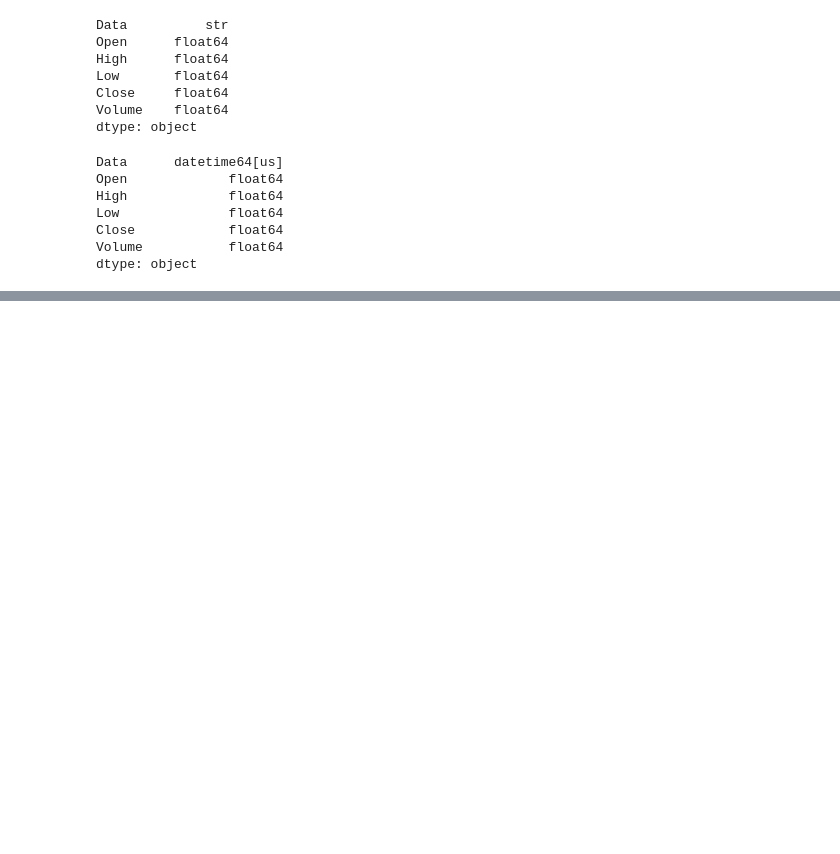
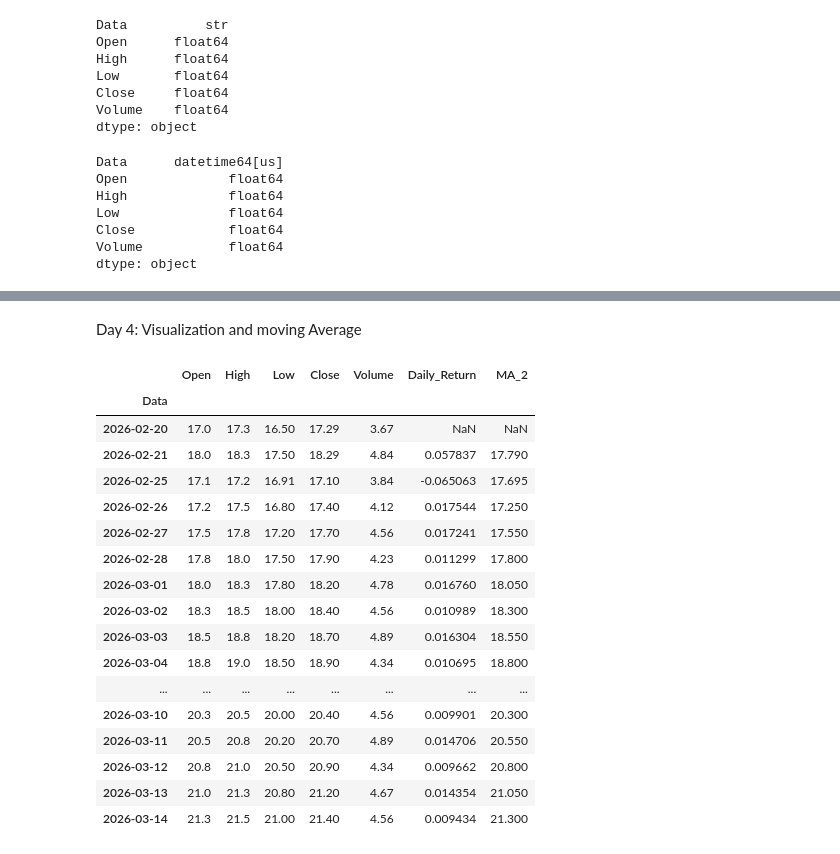
Before and after one commit to hady872/egypt-stock-ai-bot, a Jupyter notebook: notebooks/day2_data_loading.ipynb, the cells around one changed output, grey strips where cells are left out. Saved outputs shown, nothing was run; the diff lists cells and outputs as text; code cells hidden in the pictures; blank space fills up the shorter version.

```diff
--- a/notebooks/day2_data_loading.ipynb
+++ b/notebooks/day2_data_loading.ipynb
@@ -81,0 +173,2 @@ df
+# %% [markdown]
+Day 4: Visualization and moving Average
@@ -81,0 +177,21 @@ df
+# %%
+df
+# %% [output]
+|  | Open | High | Low | Close | Volume | Daily_Return | MA_2 |
+| Data |  |  |  |  |  |  |  |
+| 2026-02-20 | 17.0 | 17.3 | 16.50 | 17.29 | 3.67 | NaN | NaN |
+| 2026-02-21 | 18.0 | 18.3 | 17.50 | 18.29 | 4.84 | 0.057837 | 17.790 |
+| 2026-02-25 | 17.1 | 17.2 | 16.91 | 17.10 | 3.84 | -0.065063 | 17.695 |
+| 2026-02-26 | 17.2 | 17.5 | 16.80 | 17.40 | 4.12 | 0.017544 | 17.250 |
+| 2026-02-27 | 17.5 | 17.8 | 17.20 | 17.70 | 4.56 | 0.017241 | 17.550 |
+| 2026-02-28 | 17.8 | 18.0 | 17.50 | 17.90 | 4.23 | 0.011299 | 17.800 |
+| 2026-03-01 | 18.0 | 18.3 | 17.80 | 18.20 | 4.78 | 0.016760 | 18.050 |
+| 2026-03-02 | 18.3 | 18.5 | 18.00 | 18.40 | 4.56 | 0.010989 | 18.300 |
+| 2026-03-03 | 18.5 | 18.8 | 18.20 | 18.70 | 4.89 | 0.016304 | 18.550 |
+| 2026-03-04 | 18.8 | 19.0 | 18.50 | 18.90 | 4.34 | 0.010695 | 18.800 |
+| ... | ... | ... | ... | ... | ... | ... | ... |
+| 2026-03-10 | 20.3 | 20.5 | 20.00 | 20.40 | 4.56 | 0.009901 | 20.300 |
+| 2026-03-11 | 20.5 | 20.8 | 20.20 | 20.70 | 4.89 | 0.014706 | 20.550 |
+| 2026-03-12 | 20.8 | 21.0 | 20.50 | 20.90 | 4.34 | 0.009662 | 20.800 |
+| 2026-03-13 | 21.0 | 21.3 | 20.80 | 21.20 | 4.67 | 0.014354 | 21.050 |
+| 2026-03-14 | 21.3 | 21.5 | 21.00 | 21.40 | 4.56 | 0.009434 | 21.300 |
```
Also changed, not shown: parts of 14 cells of this notebook, 2 other files.
